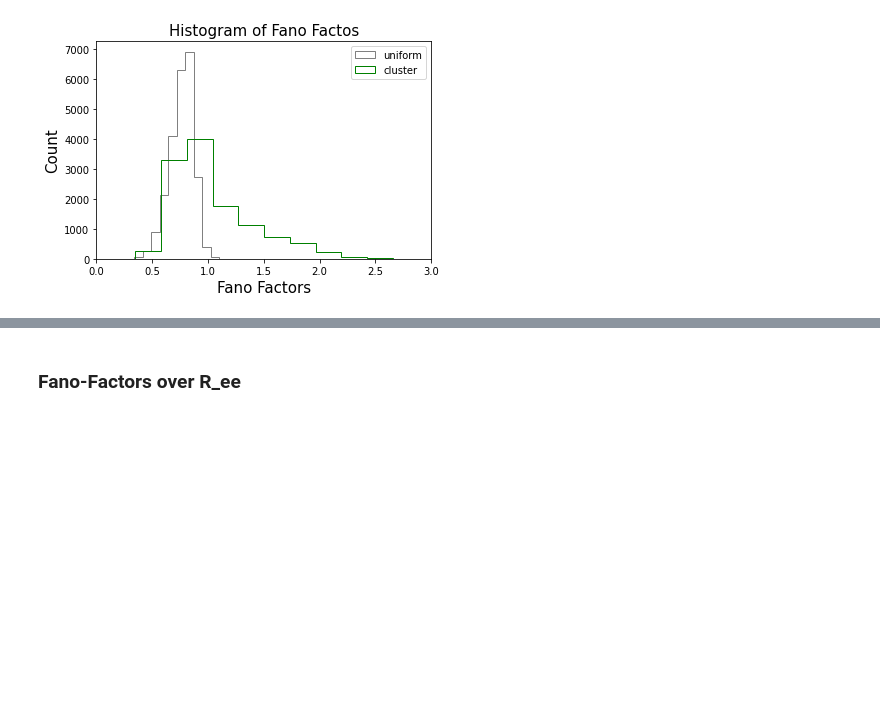
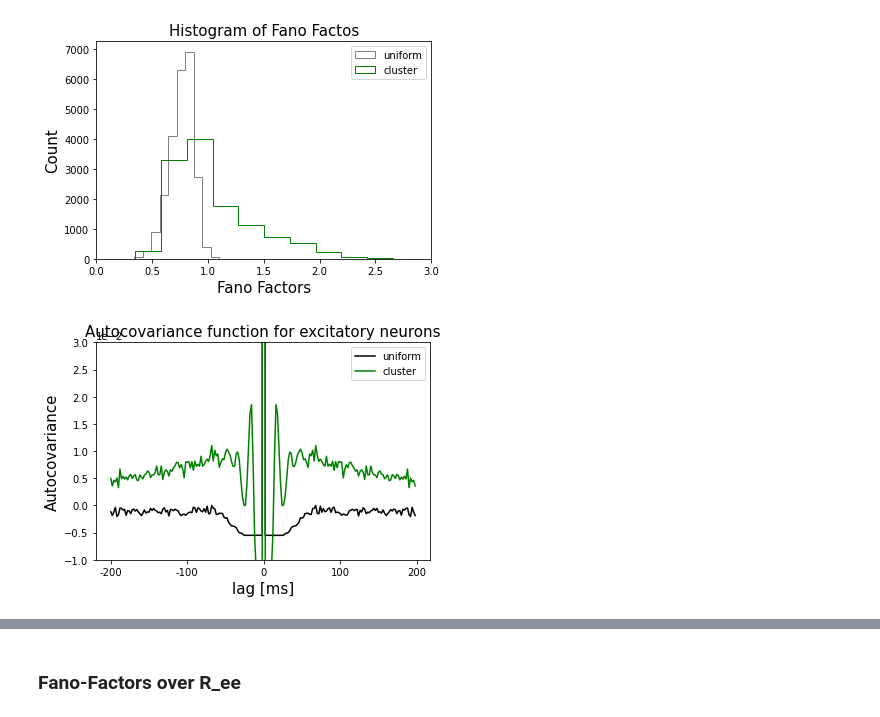
Before and after one commit to anujanegi/clustered-connections, a Jupyter notebook: Slow Dynamics and High Variability in Networks with Clustered Connections.ipynb, the cells around one changed output, grey strips where cells are left out. Cells and saved outputs as stored; diff of their text form; code cells hidden in the pictures; blank space fills up the shorter version.

```diff
--- a/Slow Dynamics and High Variability in Networks with Clustered Connections.ipynb
+++ b/Slow Dynamics and High Variability in Networks with Clustered Connections.ipynb
@@ -81,0 +78,7 @@ histogram_correlation(correlation_uniform_network_clusters, correlation_cluster_
+# %%
+autocorrelation_uniform = np.nanmean(np.asarray(autocorrelation_uniform,dtype=double),axis=0)
+autocorrelation_cluster = np.nanmean(np.asarray(autocorrelation_cluster,dtype=double),axis=0)
+# %%
+autocorrelations_plot(autocorrelation_uniform,autocorrelation_cluster)
+# %% [output]
+[figure, added]
```
Also changed, not shown: parts of 4 cells of this notebook, 2 other files.
